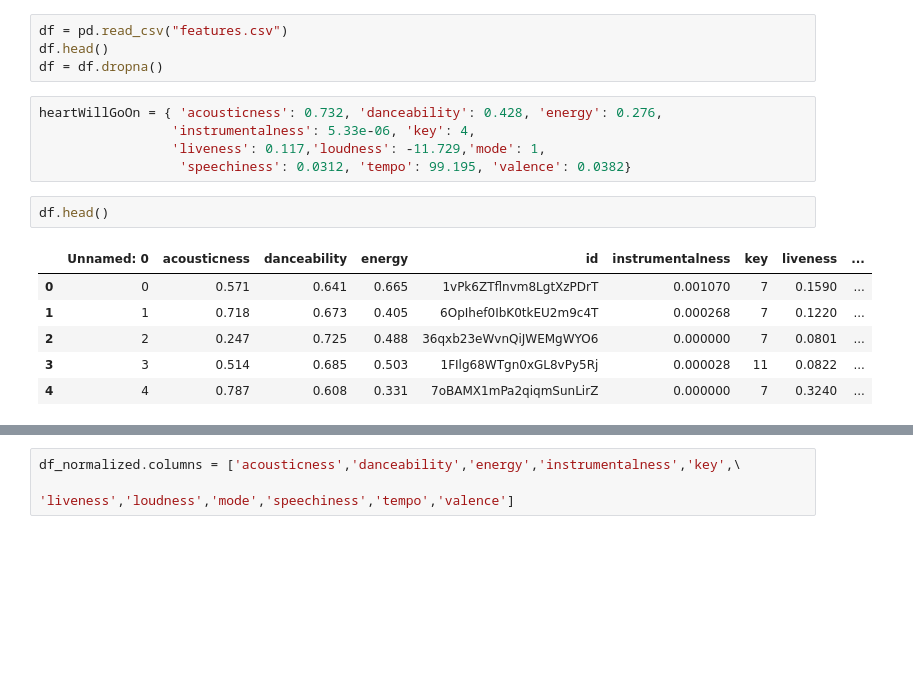
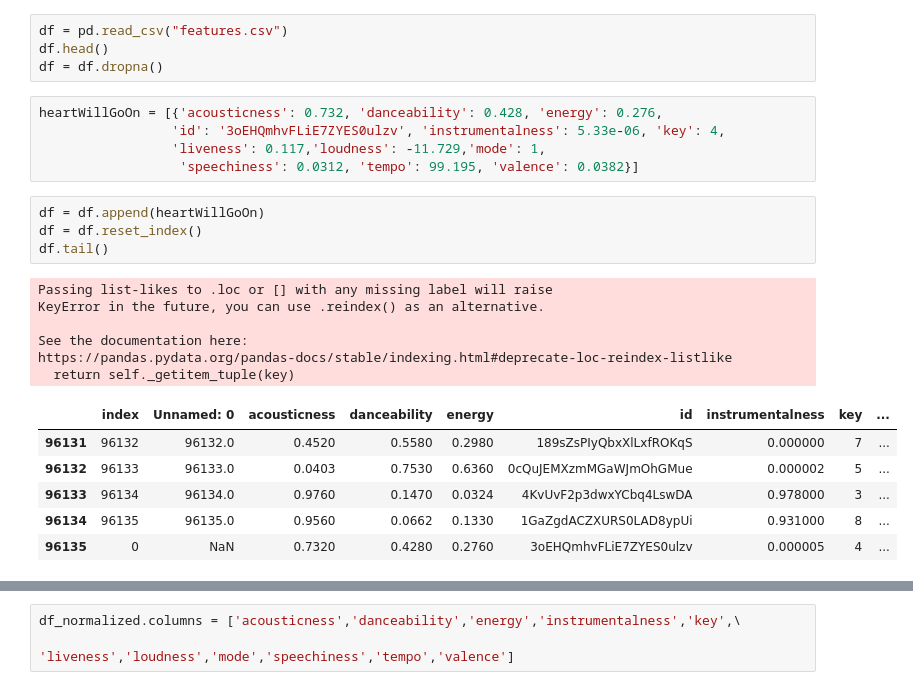
Before and after one commit to AGBarbour/Spotify-Recommendations, a Jupyter notebook: KNN-Testing.ipynb, the cells around one changed output, grey strips where cells are left out. Saved outputs shown, nothing was run; the diff lists cells and outputs as text; blank space fills up the shorter version.

```diff
--- a/KNN-Testing.ipynb
+++ b/KNN-Testing.ipynb
@@ -9,19 +9,27 @@ df = pd.read_csv("features.csv")
 df.head()
 df = df.dropna()
 # %%
-heartWillGoOn = { 'acousticness': 0.732, 'danceability': 0.428, 'energy': 0.276,
-                 'instrumentalness': 5.33e-06, 'key': 4,
+heartWillGoOn = [{'acousticness': 0.732, 'danceability': 0.428, 'energy': 0.276,
+                 'id': '3oEHQmhvFLiE7ZYES0ulzv', 'instrumentalness': 5.33e-06, 'key': 4,
                  'liveness': 0.117,'loudness': -11.729,'mode': 1,
-                  'speechiness': 0.0312, 'tempo': 99.195, 'valence': 0.0382}
+                  'speechiness': 0.0312, 'tempo': 99.195, 'valence': 0.0382}]
-# %%
-df.head()
-# %% [output]
-|  | Unnamed: 0 | acousticness | danceability | energy | id | instrumentalness | key | liveness | ... |
-| 0 | 0 | 0.571 | 0.641 | 0.665 | 1vPk6ZTflnvm8LgtXzPDrT | 0.001070 | 7 | 0.1590 | ... |
-| 1 | 1 | 0.718 | 0.673 | 0.405 | 6OpIhef0IbK0tkEU2m9c4T | 0.000268 | 7 | 0.1220 | ... |
-| 2 | 2 | 0.247 | 0.725 | 0.488 | 36qxb23eWvnQiJWEMgWYO6 | 0.000000 | 7 | 0.0801 | ... |
-| 3 | 3 | 0.514 | 0.685 | 0.503 | 1FIlg68WTgn0xGL8vPy5Rj | 0.000028 | 11 | 0.0822 | ... |
-| 4 | 4 | 0.787 | 0.608 | 0.331 | 7oBAMX1mPa2qiqmSunLirZ | 0.000000 | 7 | 0.3240 | ... |
+# %%
+df = df.append(heartWillGoOn)
+df = df.reset_index()
+df.tail()
+# %% [output]
+Passing list-likes to .loc or [] with any missing label will raise
+KeyError in the future, you can use .reindex() as an alternative.
+
+See the documentation here:
+https://pandas.pydata.org/pandas-docs/stable/indexing.html#deprecate-loc-reindex-listlike
+  return self._getitem_tuple(key)
+|  | index | Unnamed: 0 | acousticness | danceability | energy | id | instrumentalness | key | ... |
+| 96131 | 96132 | 96132.0 | 0.4520 | 0.5580 | 0.2980 | 189sZsPIyQbxXlLxfROKqS | 0.000000 | 7 | ... |
+| 96132 | 96133 | 96133.0 | 0.0403 | 0.7530 | 0.6360 | 0cQuJEMXzmMGaWJmOhGMue | 0.000002 | 5 | ... |
+| 96133 | 96134 | 96134.0 | 0.9760 | 0.1470 | 0.0324 | 4KvUvF2p3dwxYCbq4LswDA | 0.978000 | 3 | ... |
+| 96134 | 96135 | 96135.0 | 0.9560 | 0.0662 | 0.1330 | 1GaZgdACZXURS0LAD8ypUi | 0.931000 | 8 | ... |
+| 96135 | 0 | NaN | 0.7320 | 0.4280 | 0.2760 | 3oEHQmhvFLiE7ZYES0ulzv | 0.000005 | 4 | ... |
 # %%
 min_max_scaler = preprocessing.MinMaxScaler()
 np_scaled = min_max_scaler.fit_transform(df[['acousticness','danceability','energy','instrumentalness','key',\
```
Also changed, not shown: parts of 6 cells of this notebook.
